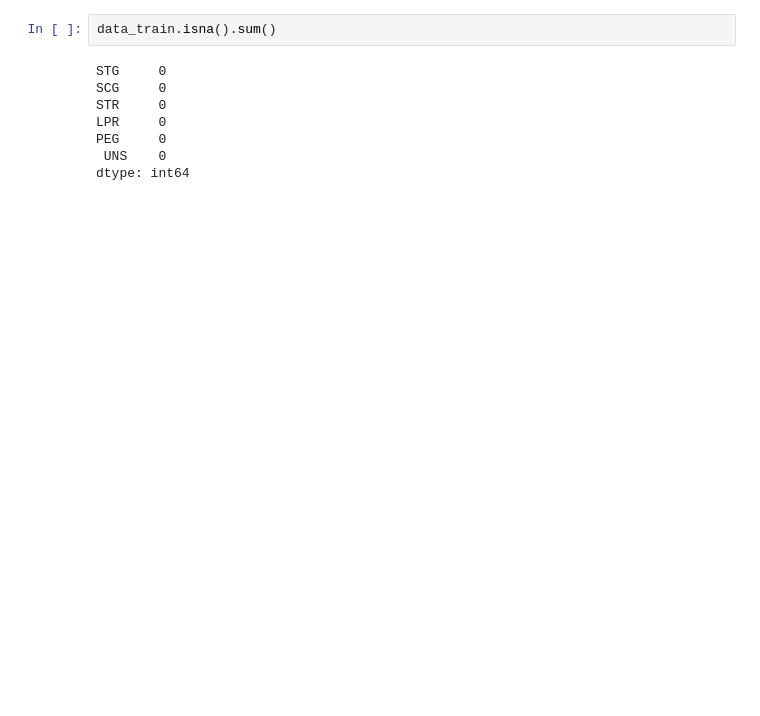
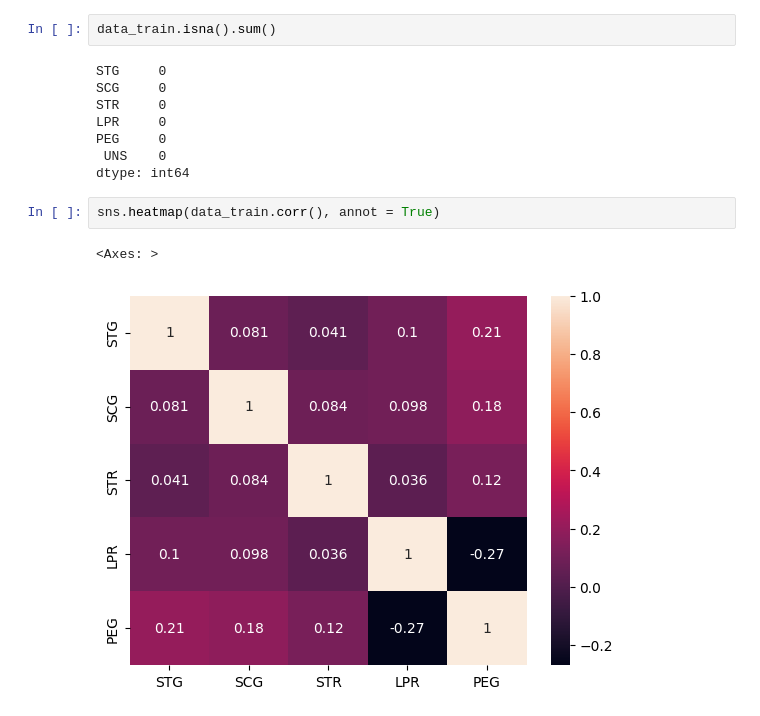
Before and after one commit to Mizoroki-Heck/LearnMLWorkshop, a Jupyter notebook: knowledge_level/predict_student_s_knowledge_level.ipynb, the cells around one changed output. Drawn from its saved outputs; the diff is of its cells as text; blank space fills up the shorter version.

```diff
--- a/knowledge_level/predict_student_s_knowledge_level.ipynb
+++ b/knowledge_level/predict_student_s_knowledge_level.ipynb
@@ -45,3 +31,8 @@ LPR     0
 PEG     0
  UNS    0
 dtype: int64
+# %%
+sns.heatmap(data_train.corr(), annot = True)
+# %% [output]
+<Axes: >
+[figure, added]
```
Also changed, not shown: parts of 7 cells of this notebook.
